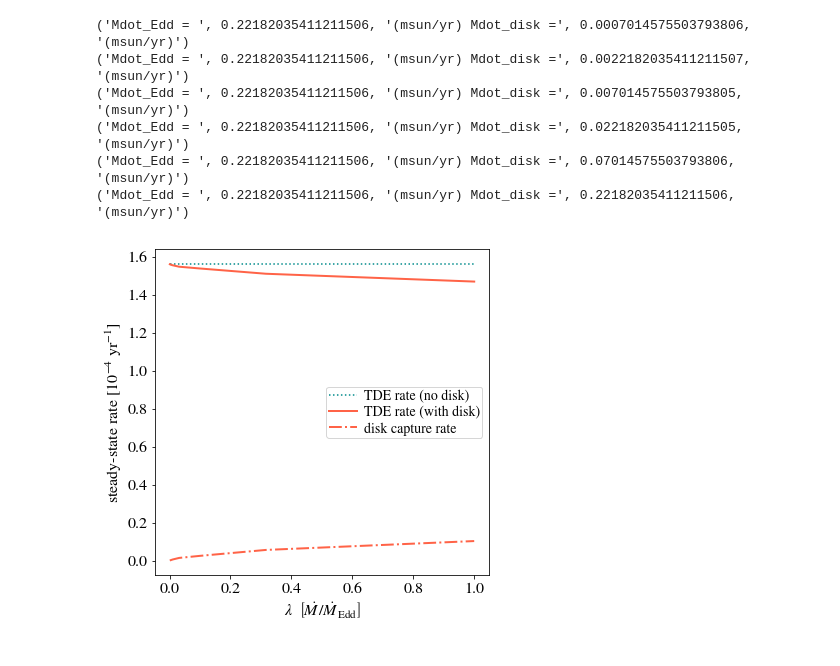
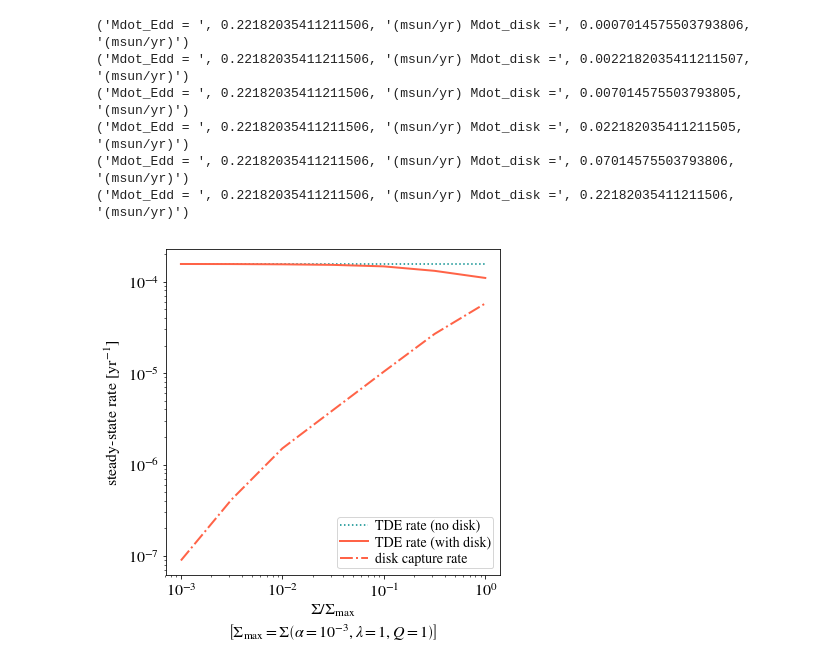
Before and after one commit to morganemacleod/NSC_dynamics, a Jupyter notebook: MacLeodLin2019/Star_Disk_Interaction_Paper_Figures.ipynb, the cells around one changed output. Saved outputs shown, nothing was run; the diff lists cells and outputs as text; code cells hidden in the pictures.

Commit message:
changes to figure 9, tde rate with disk

```diff
--- a/MacLeodLin2019/Star_Disk_Interaction_Paper_Figures.ipynb
+++ b/MacLeodLin2019/Star_Disk_Interaction_Paper_Figures.ipynb
@@ -1170,7 +1170,7 @@ for i,lam in enumerate(lambda_list):
             ms=c.msun,
             rs=1*c.rsun,
             lambda_disk=lam,
-            alpha_disk =lam,
+            alpha_disk =1.e-3,
             Q_disk=1./lam,
             gamma=1.5)
 
@@ -1198,16 +1198,19 @@ rate_table = Table(np.array(res_list),names=['lambda','alpha','Q','logRTDE','log
 ('Mdot_Edd = ', 0.22182035411211506, '(msun/yr) Mdot_disk =', 0.22182035411211506, '(msun/yr)')
 # %%
 plt.figure(figsize=(6,6))
-plt.plot(rate_table['lambda'],10**rate_table['logRTDE']/1.e-4,':',label='TDE rate (no disk)',color=tidal_color)
-plt.plot(rate_table['lambda'],10**rate_table['logRTDE_disk']/1.e-4,'-',lw=2,label='TDE rate (with disk)',color=disk_color)
-plt.plot(rate_table['lambda'],10**rate_table['logRcap']/1.e-4,'-.',lw=2,label='disk capture rate',color=disk_color)
+plt.plot(rate_table['lambda'],10**rate_table['logRTDE'],':',label='TDE rate (no disk)',color=tidal_color)
+plt.plot(rate_table['lambda'],10**rate_table['logRTDE_disk'],'-',lw=2,label='TDE rate (with disk)',color=disk_color)
+plt.plot(rate_table['lambda'],10**rate_table['logRcap'],'-.',lw=2,label='disk capture rate',color=disk_color)
 
 
-plt.xlabel(r'$\lambda \ \ \left[\dot M / \dot M_{\rm Edd}\right]$')
-plt.ylabel('steady-state rate [10$^{-4}$ yr$^{-1}$]')
+plt.xlabel(r'$\Sigma / \Sigma_{\rm max}$'+ '\n' +r'$\left[\Sigma_{\rm max} = \Sigma\left(\alpha=10^{-3},\lambda=1,Q=1 \right)\right]$')
+plt.ylabel('steady-state rate [yr$^{-1}$]')
+
+#plt.annotate(r"$\Sigma_{\rm max} = \Sigma\left(\alpha=10^{-3},\lambda=1,Q=1 \right)$",(2.e-3,0.4))
 
 plt.legend(loc=0,frameon=True)
 
+plt.loglog()
 plt.savefig('TDE_rate.pdf',bbox_inches='tight')
 # %% [output]
-[figure, old version]
+[figure, new version]
```
Also changed, not shown: parts of 1 cell of this notebook.
